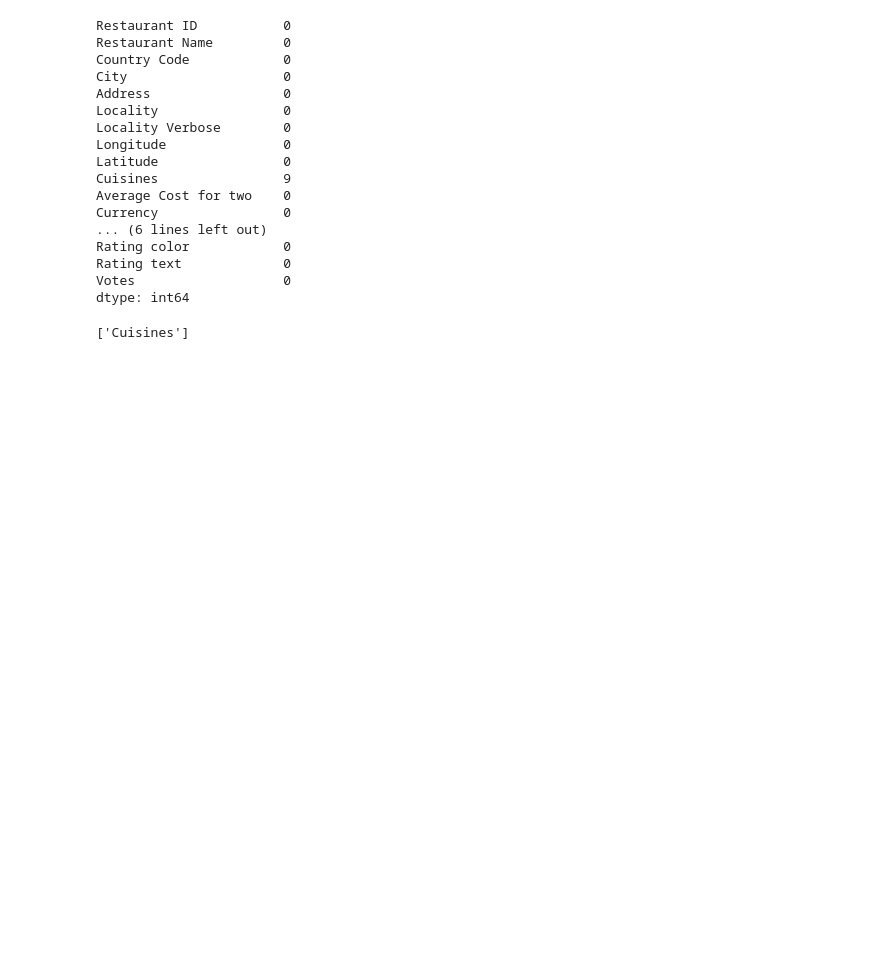
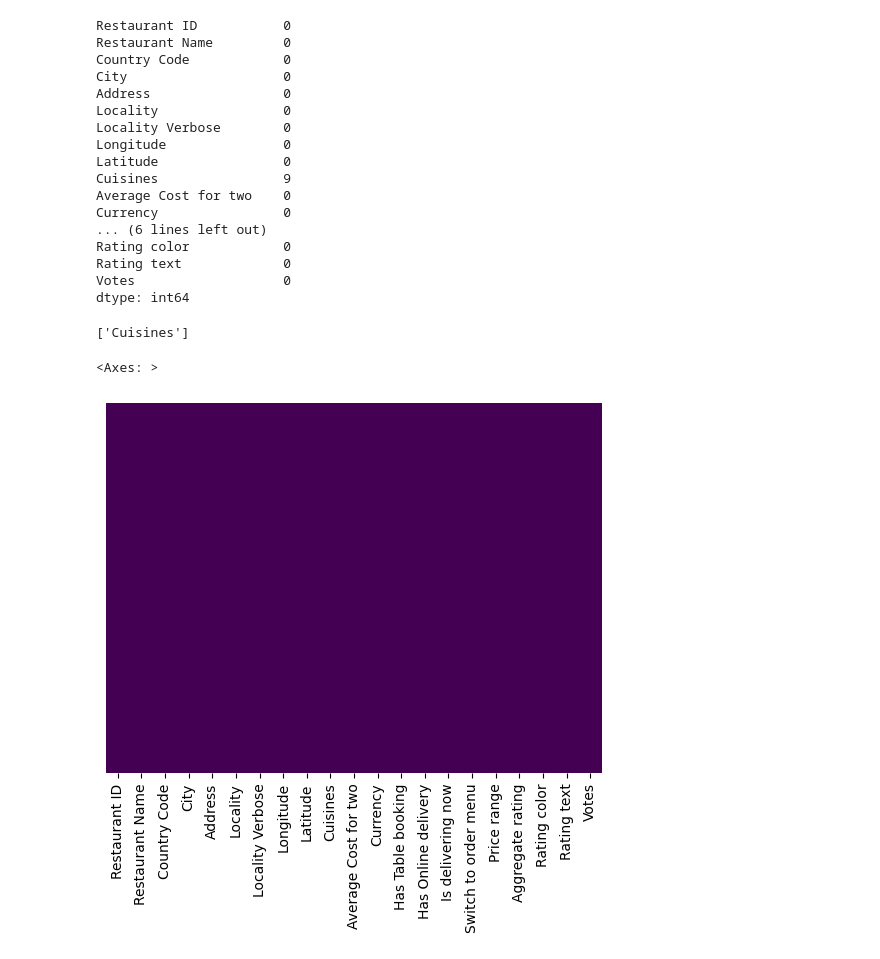
Before and after one commit to Minhaj401/EDA-analysis, a Jupyter notebook: zomato_eda.ipynb, the cells around one changed output. Cells and saved outputs as stored; diff of their text form; code cells hidden in the pictures; blank space fills up the shorter version.

```diff
--- a/zomato_eda.ipynb
+++ b/zomato_eda.ipynb
@@ -93,4 +93,7 @@ dtype: int64
 # %% [output]
 ['Cuisines']
 # %%
-sns.heatmap(df.isnull(),yticklabels=False,cbar=False,cmao)
+sns.heatmap(df.isnull(),yticklabels=False,cbar=False,cmap="viridis")
+# %% [output]
+<Axes: >
+[figure, added]
```
Also changed, not shown: parts of 5 cells of this notebook.
